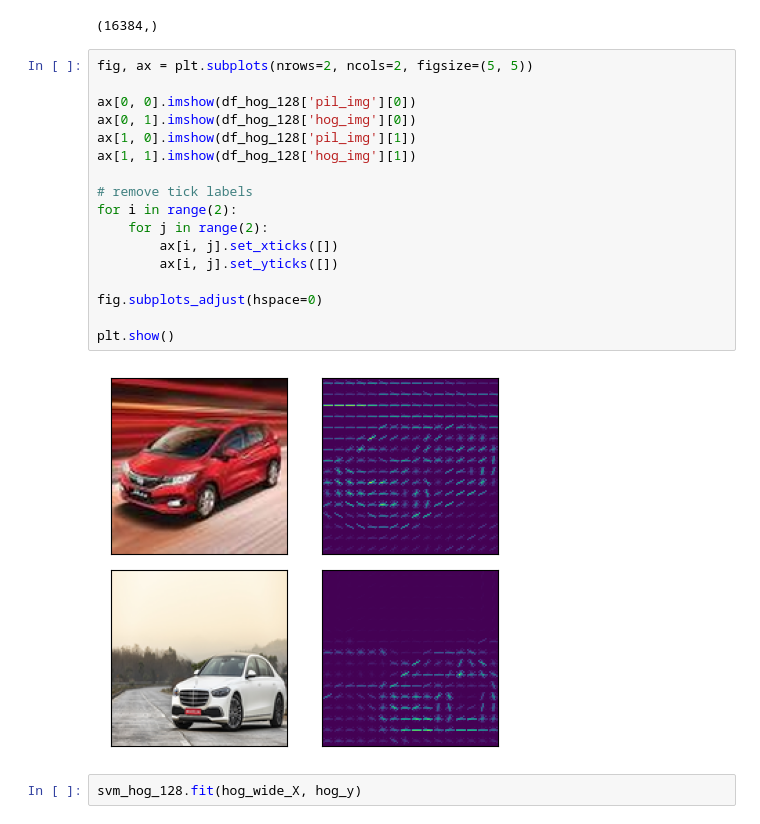
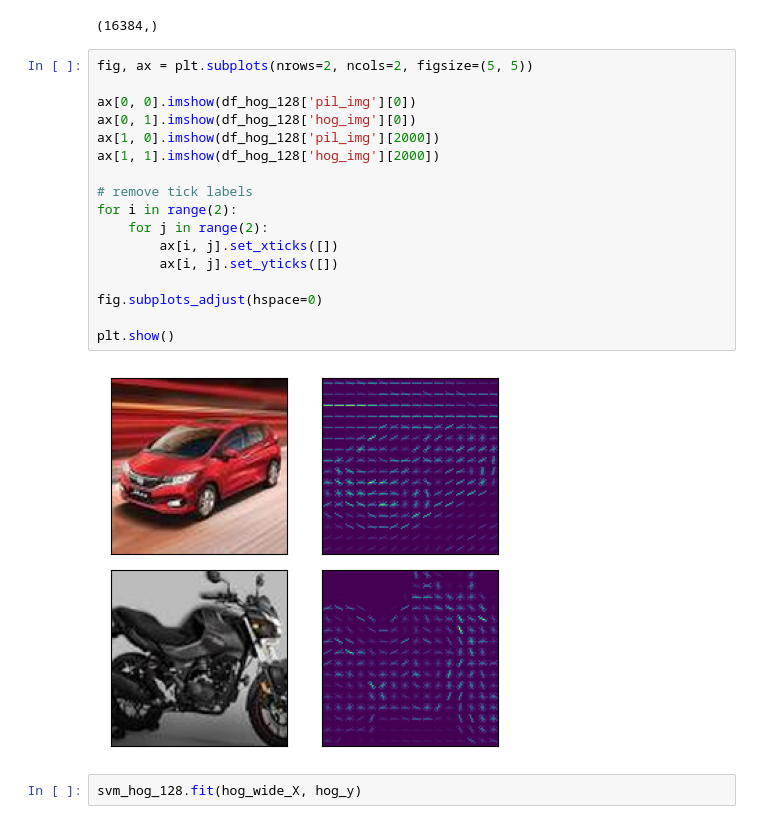
Before and after one commit to tarekel96/Explainable_Computer_Version, a Jupyter notebook: model.ipynb, the cells around one changed output. Drawn from its saved outputs; the diff is of its cells as text.

```diff
--- a/model.ipynb
+++ b/model.ipynb
@@ -259,22 +259,22 @@ hog_wide_X[0].shape
 # %%
 fig, ax = plt.subplots(nrows=2, ncols=2, figsize=(5, 5))
 
 ax[0, 0].imshow(df_hog_128['pil_img'][0])
 ax[0, 1].imshow(df_hog_128['hog_img'][0])
-ax[1, 0].imshow(df_hog_128['pil_img'][1])
-ax[1, 1].imshow(df_hog_128['hog_img'][1])
+ax[1, 0].imshow(df_hog_128['pil_img'][2000])
+ax[1, 1].imshow(df_hog_128['hog_img'][2000])
 
 # remove tick labels
 for i in range(2):
     for j in range(2):
         ax[i, j].set_xticks([])
         ax[i, j].set_yticks([])
 
 fig.subplots_adjust(hspace=0)
 
 plt.show()
 # %% [output]
-[figure, old version]
+[figure, new version]
 # %%
 svm_hog_128.fit(hog_wide_X, hog_y)
 # %% [output]
```
Also changed, not shown: parts of 14 cells of this notebook.
